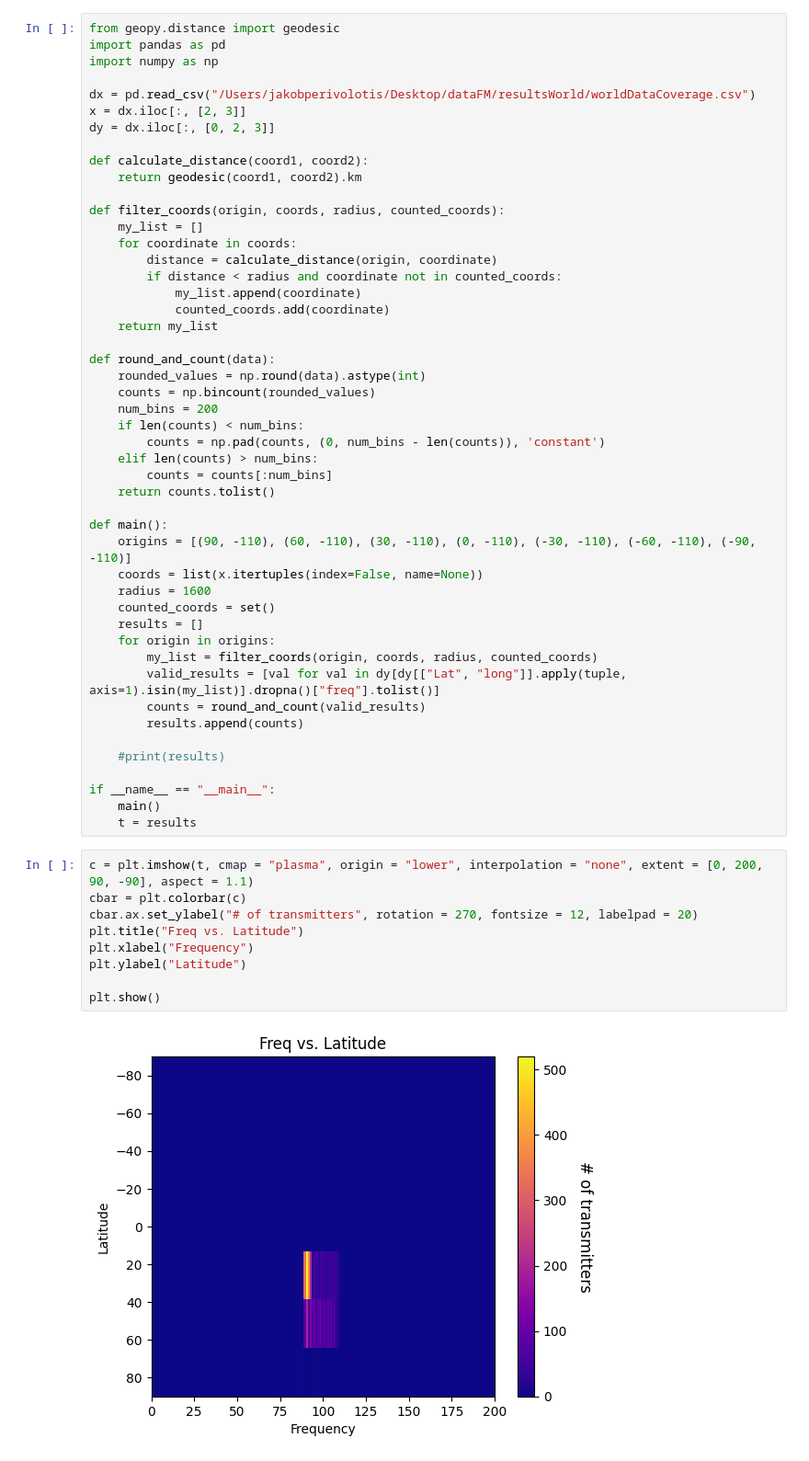
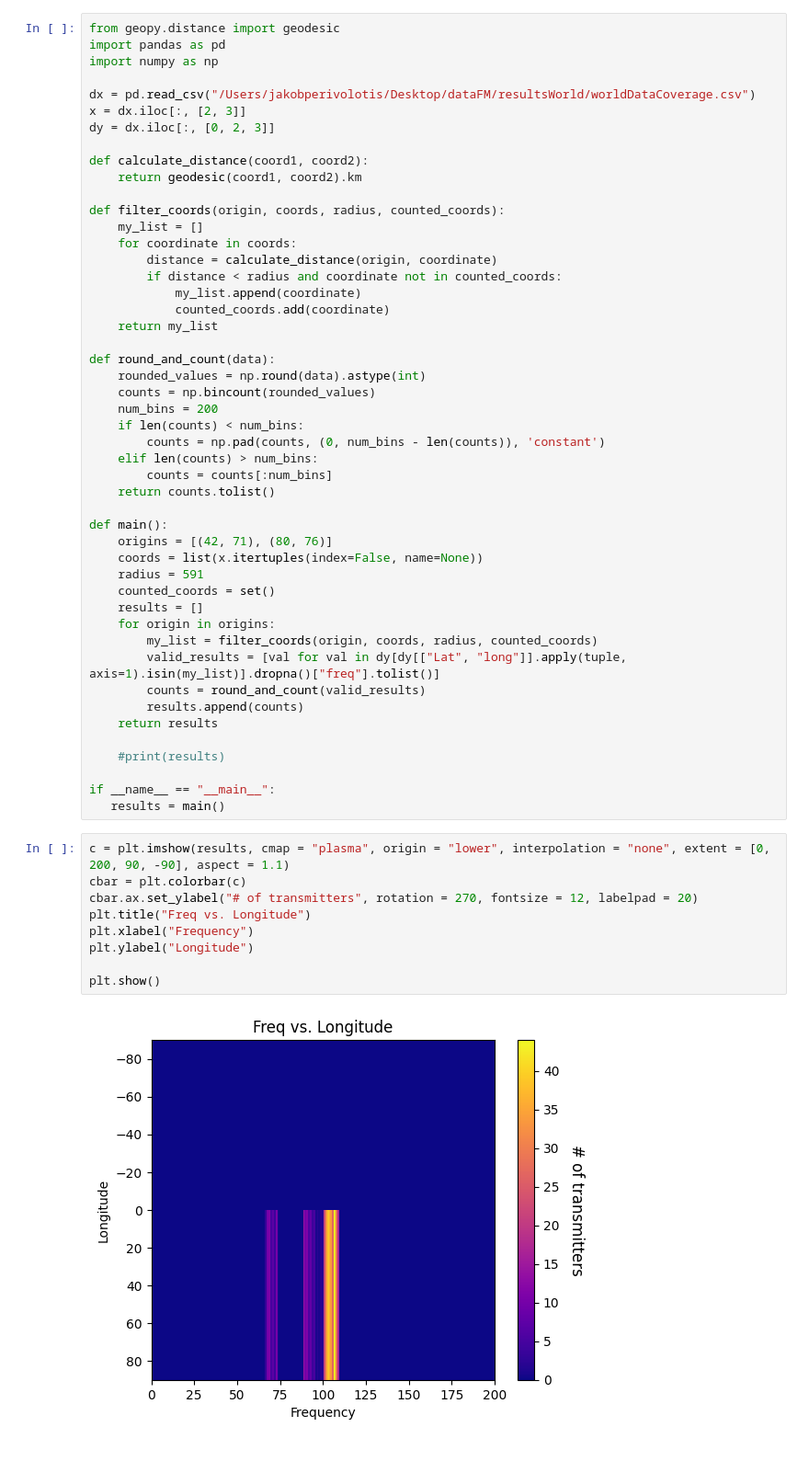
Before and after one commit to Jperivolotis/Repo_1, a Jupyter notebook: SpecificCoverage.ipynb, the cells around one changed output. Shown at 92% size. Saved outputs shown, nothing was run; the diff lists cells and outputs as text.

Commit message:
Update both main()

```diff
--- a/SpecificCoverage.ipynb
+++ b/SpecificCoverage.ipynb
@@ -86,9 +86,9 @@ def round_and_count(data):
     return counts.tolist()
 
 def main():
-    origins = [(90, -110), (60, -110), (30, -110), (0, -110), (-30, -110), (-60, -110), (-90, -110)]
+    origins = [(42, 71), (80, 76)]
     coords = list(x.itertuples(index=False, name=None))
-    radius = 1600
+    radius = 591
     counted_coords = set()
     results = []
     for origin in origins:
@@ -96,20 +96,20 @@ def main():
         valid_results = [val for val in dy[dy[["Lat", "long"]].apply(tuple, axis=1).isin(my_list)].dropna()["freq"].tolist()]
         counts = round_and_count(valid_results)
         results.append(counts)
+    return results
 
     #print(results)
 
 if __name__ == "__main__":
-    main()
-    t = results
+   results = main()
 # %%
-c = plt.imshow(t, cmap = "plasma", origin = "lower", interpolation = "none", extent = [0, 200, 90, -90], aspect = 1.1)
+c = plt.imshow(results, cmap = "plasma", origin = "lower", interpolation = "none", extent = [0, 200, 90, -90], aspect = 1.1)
 cbar = plt.colorbar(c)
 cbar.ax.set_ylabel("# of transmitters", rotation = 270, fontsize = 12, labelpad = 20)
-plt.title("Freq vs. Latitude")
+plt.title("Freq vs. Longitude")
 plt.xlabel("Frequency")
-plt.ylabel("Latitude")
+plt.ylabel("Longitude")
 
 plt.show()
 # %% [output]
-[figure, old version]
+[figure, new version]
```
Also changed, not shown: parts of 1 cell of this notebook.
